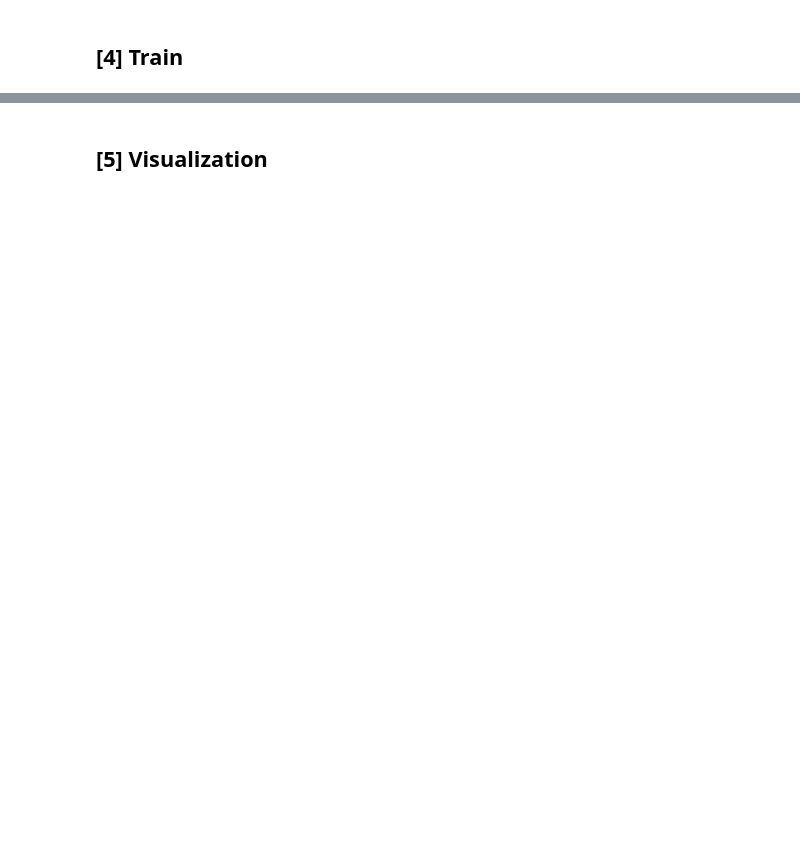
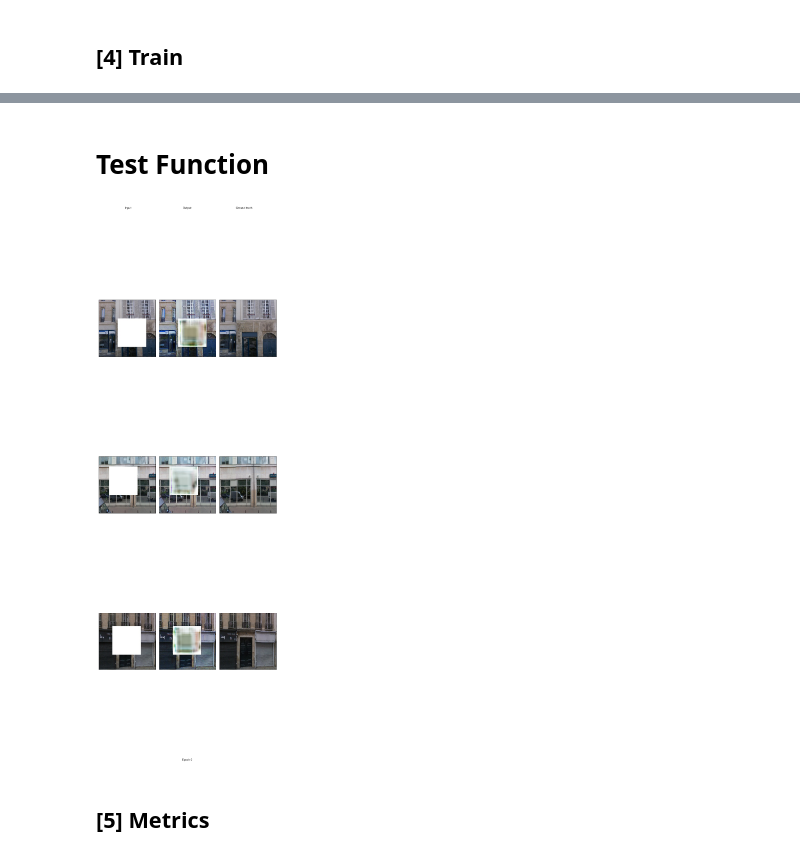
Before and after one commit to ejshumaker/EECS504Project, a Jupyter notebook: EECS504FinalProject.ipynb, the cells around one changed output, grey strips where cells are left out. Saved outputs shown, nothing was run; the diff lists cells and outputs as text; code cells hidden in the pictures; blank space fills up the shorter version.

```diff
--- a/EECS504FinalProject.ipynb
+++ b/EECS504FinalProject.ipynb
@@ -49,0 +696,17 @@ Using the GPU!
+# %%
+# Define network
+if pretrained:
+    model = torch.load(WEIGHTS_PATH)
+    model.to(device)
+    model.train()
+else:
+    model = InpaintModel(lm = [0.995, 0.0025, 0.0025])
+    model.weight_init()
+    model.to(device)
+
+#Report the architectures of your network
+print(model.G)
+print('Number of trainable parameters {}'.format(count_params(model.G)))
+
+print(model.D)
+print('Number of trainable parameters {}'.format(count_params(model.D)))
@@ -50,2 +744,58 @@ Using the GPU!
+# %% [markdown]
+# Test Function
+# %%
+def random_mask(img, path):
+    img = cv2.resize(img, (256,256))
+    tl = np.random.randint(1, (256-129)) # top left corner of mask
+    br = int(tl + (256/2)) # bottom right corner of mask
+
+    # Create white mask
+    mask = np.zeros_like(img)
+    mask[tl:br, tl:br, :] = 255
+    masked = cv2.bitwise_or(img, mask)
+
+    cat = np.hstack((img, masked))
+    return cat
+
+# Create directory structure for dataloader
+if os.path.exists('./masked'):
+  ! rm -r ./masked
+os.mkdir('./masked')
+os.mkdir('./masked/sub')
+mask_path = './masked/sub'
+
+# load test images
+test_imgs = []
+test1 = cv2.imread('/content/paris_train_original/48.860727_2.357188_90_-004.JPG')
+test_imgs.append(test1)
+test2 = cv2.imread('/content/paris_train_original/48.867048_2.348918_270_-004.JPG')
+test_imgs.append(test2)
+test3 = cv2.imread('/content/paris_train_original/48.860876_2.364573_90_-004.JPG')
+test_imgs.append(test3)
+
+# mask images and store at mask_path
+masked = []
+masked.append(random_mask(test1, mask_path))
+cv2.imwrite(mask_path + '/1.jpg', masked[0])
+masked.append(random_mask(test2, mask_path))
+cv2.imwrite(mask_path + '/2.jpg', masked[1])
+masked.append(random_mask(test3, mask_path))
+cv2.imwrite(mask_path + '/3.jpg', masked[2])
+
+# create dataloader on images in mask_path
+transform = transforms.Compose([
+        transforms.ToTensor(),
+])
+dset = datasets.ImageFolder('./masked', transform=transform)
+dataloader = DataLoader(dset, batch_size=3)
+masked_test = dataloader.__iter__().__next__()[0]
+img_size = masked_test.size()[2]
+test_y = masked_test[:, :, :, 0:img_size]
+test_x = masked_test[:, :, :, img_size:]
+
+# display
+show_result(model.G, test_x.cuda(), test_y, 0)
+# %% [output]
+[figure, added]
 # %% [markdown]
-## [5] Visualization
+## [5] Metrics
```
Also changed, not shown: parts of 42 cells of this notebook.
